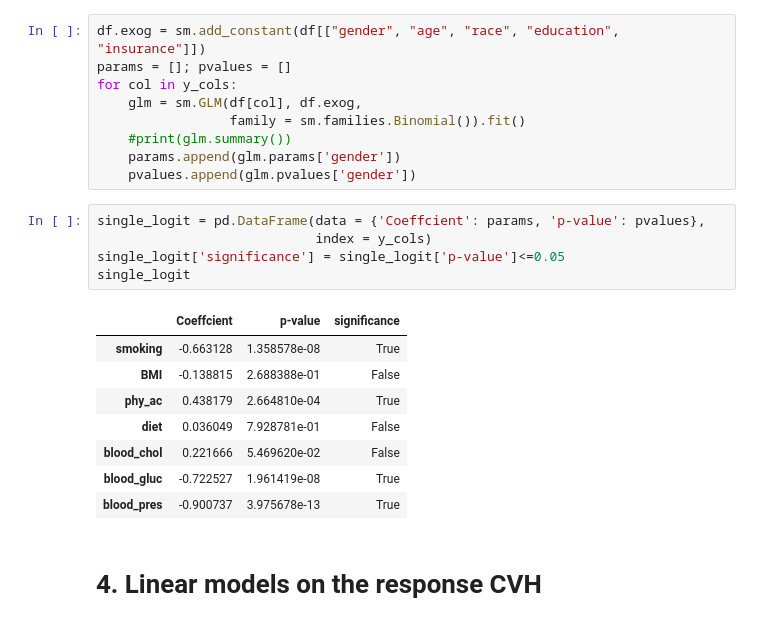
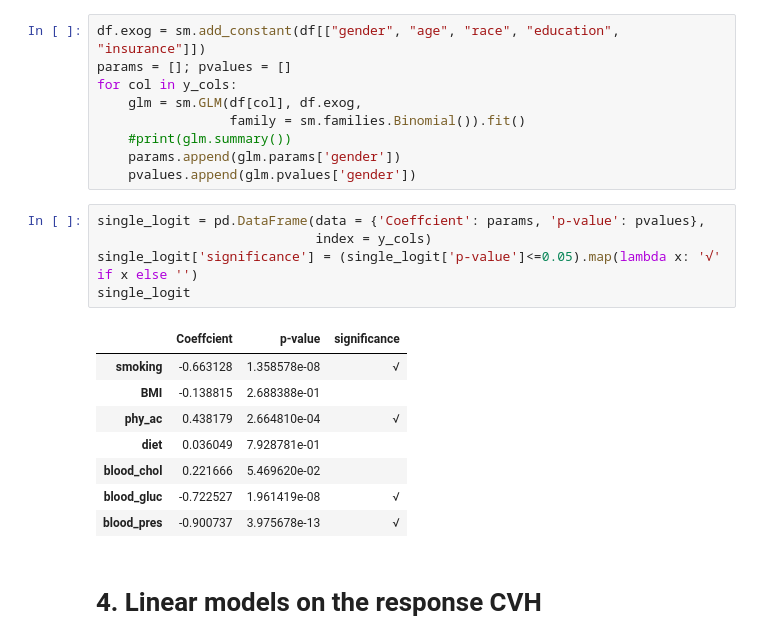
Before and after one commit to zhen-yang8/UMStats506_GroupProject, a Jupyter notebook: Python_ZhenYang.ipynb, the cells around one changed output. Drawn from its saved outputs; the diff is of its cells as text.

```diff
--- a/Python_ZhenYang.ipynb
+++ b/Python_ZhenYang.ipynb
@@ -174,17 +174,17 @@ for col in y_cols:
 # %%
 single_logit = pd.DataFrame(data = {'Coeffcient': params, 'p-value': pvalues},
                             index = y_cols)
-single_logit['significance'] = single_logit['p-value']<=0.05
+single_logit['significance'] = (single_logit['p-value']<=0.05).map(lambda x: '√' if x else '')
 single_logit
 # %% [output]
 |  | Coeffcient | p-value | significance |
-| smoking | -0.663128 | 1.358578e-08 | True |
-| BMI | -0.138815 | 2.688388e-01 | False |
-| phy_ac | 0.438179 | 2.664810e-04 | True |
-| diet | 0.036049 | 7.928781e-01 | False |
-| blood_chol | 0.221666 | 5.469620e-02 | False |
-| blood_gluc | -0.722527 | 1.961419e-08 | True |
-| blood_pres | -0.900737 | 3.975678e-13 | True |
+| smoking | -0.663128 | 1.358578e-08 | √ |
+| BMI | -0.138815 | 2.688388e-01 |  |
+| phy_ac | 0.438179 | 2.664810e-04 | √ |
+| diet | 0.036049 | 7.928781e-01 |  |
+| blood_chol | 0.221666 | 5.469620e-02 |  |
+| blood_gluc | -0.722527 | 1.961419e-08 | √ |
+| blood_pres | -0.900737 | 3.975678e-13 | √ |
 # %% [markdown]
 # 4. Linear models on the response CVH
 # %% [markdown]
```
Also changed, not shown: parts of 2 cells of this notebook, 7 other files.
